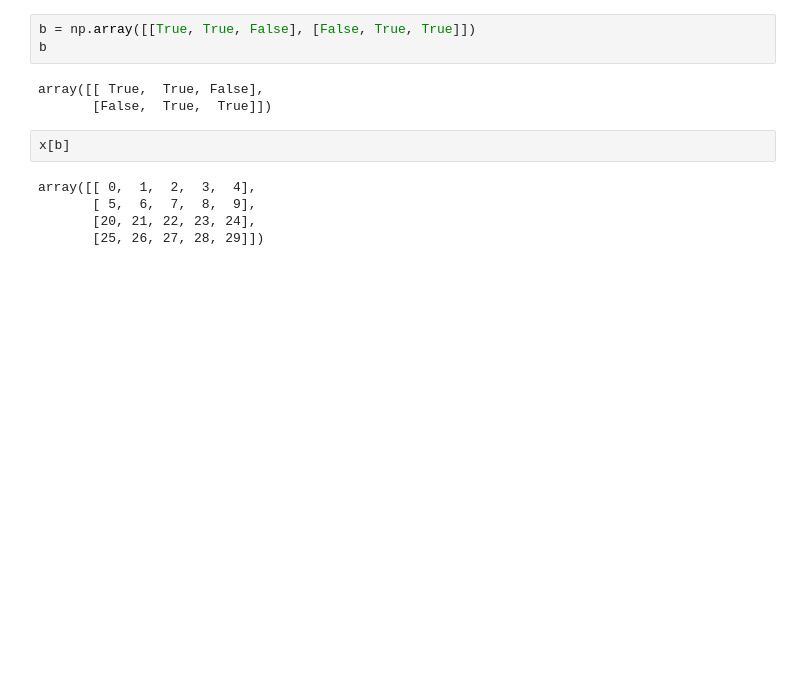
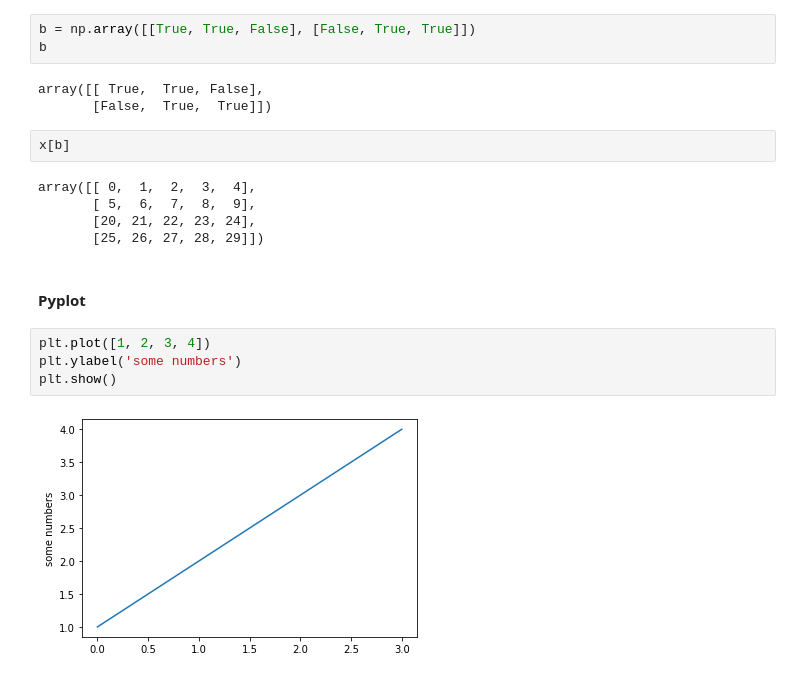
Before and after one commit to zhpinkman/pd-np-plt, a Jupyter notebook: pd-np-plt.ipynb, the cells around one changed output. Drawn from its saved outputs; the diff is of its cells as text; blank space fills up the shorter version.

Commit message:
Add some pyplot samples

```diff
--- a/pd-np-plt.ipynb
+++ b/pd-np-plt.ipynb
@@ -87,3 +95,11 @@ array([[ 0,  1,  2,  3,  4],
        [ 5,  6,  7,  8,  9],
        [20, 21, 22, 23, 24],
        [25, 26, 27, 28, 29]])
+# %% [markdown]
+#### Pyplot
+# %%
+plt.plot([1, 2, 3, 4])
+plt.ylabel('some numbers')
+plt.show()
+# %% [output]
+[figure, added]
```
Also changed, not shown: parts of 13 cells of this notebook.
